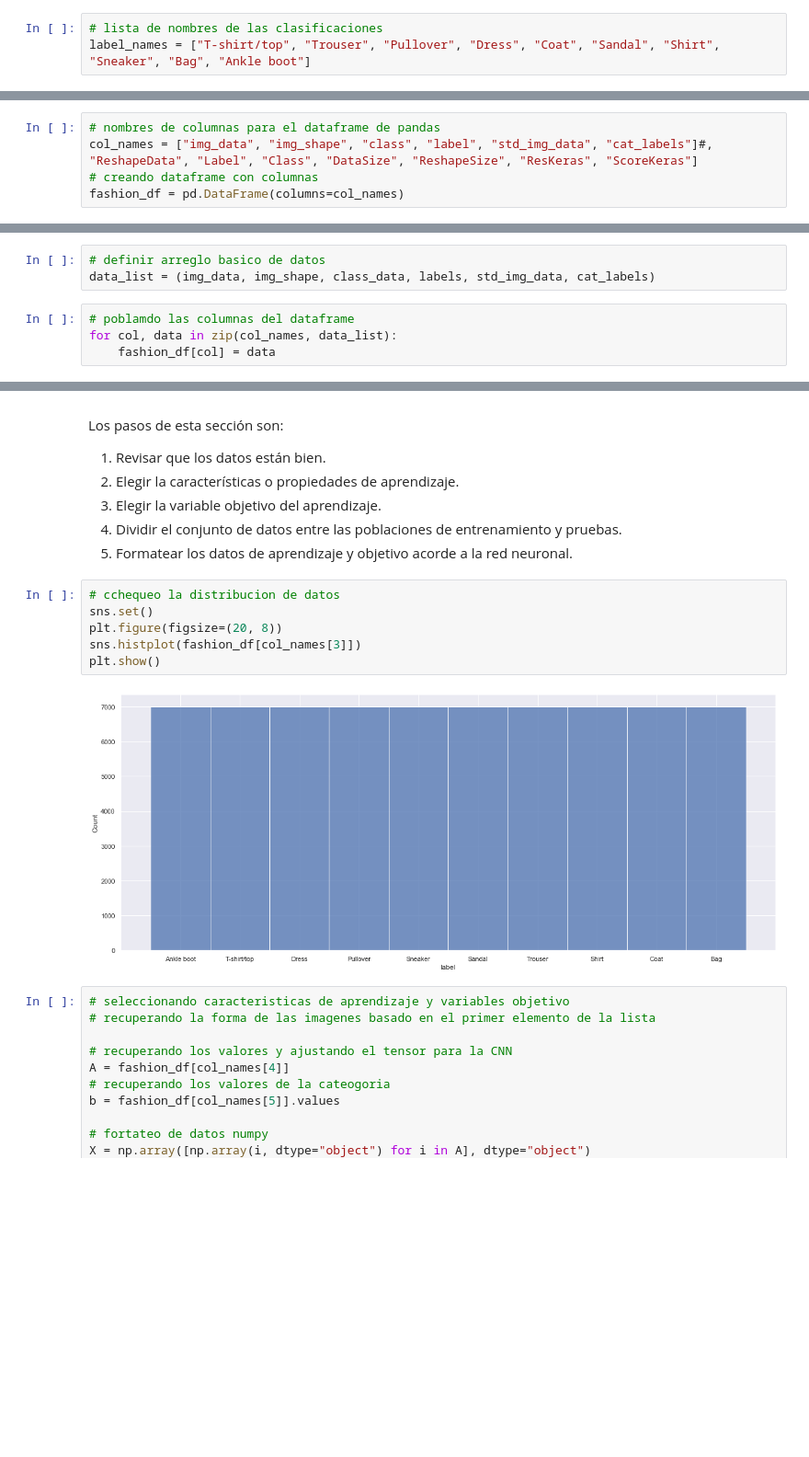
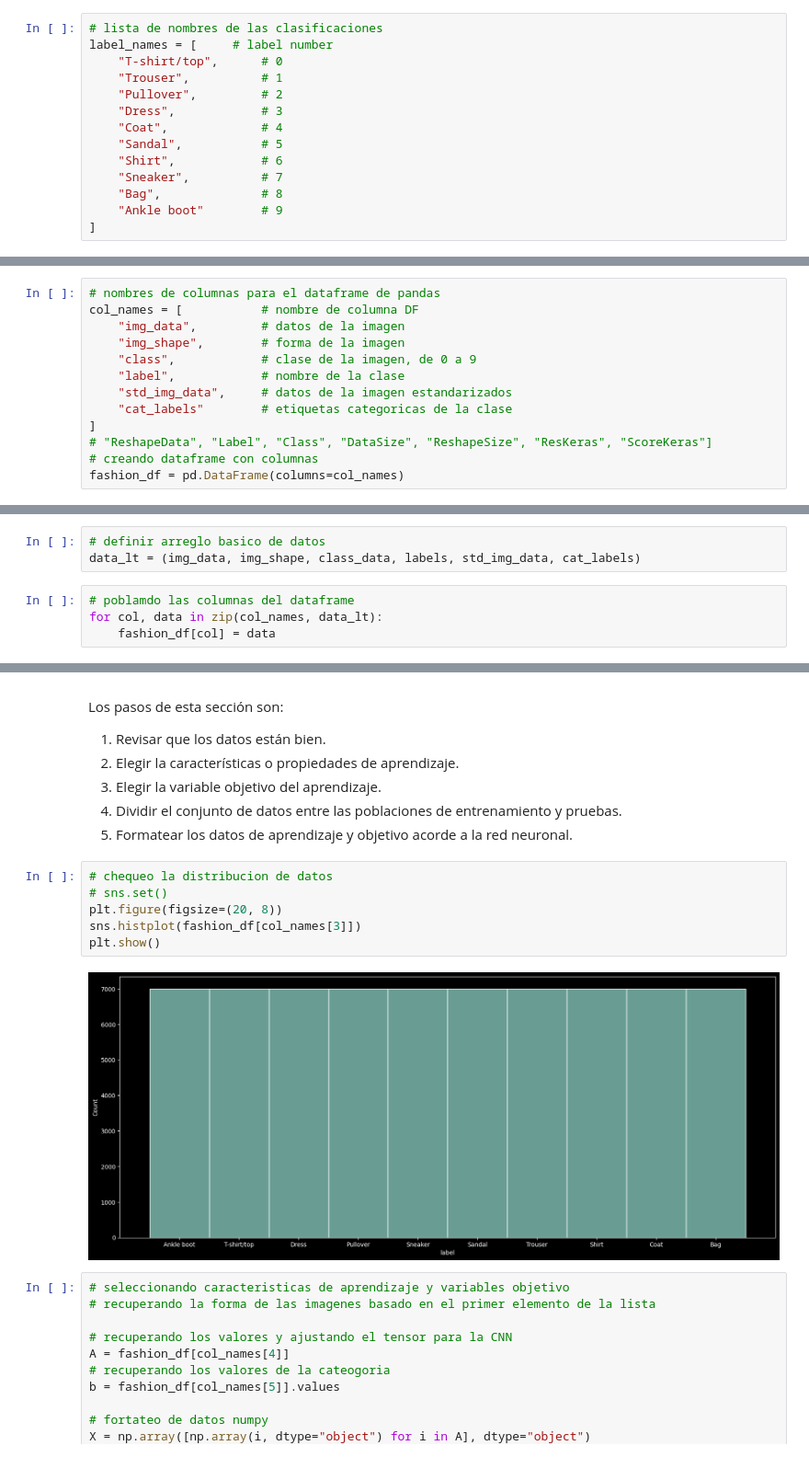
Before and after one commit to sa-artea/TallerML-GAN-CGAN-DISC, a Jupyter notebook: 01-CNN-Autoencoder.ipynb, the cells around one changed output, grey strips where cells are left out. Shown at 92% size. Cells and saved outputs as stored; diff of their text form; blank space fills up the shorter version.

```diff
--- a/01-CNN-Autoencoder.ipynb
+++ b/01-CNN-Autoencoder.ipynb
@@ -128,13 +120,32 @@ Los pasos de esta sección son:
 3. Revisar que todo este como debería estar.
 # %%
 # lista de nombres de las clasificaciones
-label_names = ["T-shirt/top", "Trouser", "Pullover", "Dress", "Coat", "Sandal", "Shirt", "Sneaker", "Bag", "Ankle boot"]
+label_names = [     # label number
+    "T-shirt/top",      # 0
+    "Trouser",          # 1
+    "Pullover",         # 2
+    "Dress",            # 3
+    "Coat",             # 4
+    "Sandal",           # 5
+    "Shirt",            # 6
+    "Sneaker",          # 7
+    "Bag",              # 8
+    "Ankle boot"        # 9
+]
 # %%
 # se carga el archivo de datos de trabajo por medio de Keras
 (x_train, y_train), (x_test, y_test) = fashion_mnist.load_data()
 # %%
 # nombres de columnas para el dataframe de pandas
-col_names = ["img_data", "img_shape", "class", "label", "std_img_data", "cat_labels"]#, "ReshapeData", "Label", "Class", "DataSize", "ReshapeSize", "ResKeras", "ScoreKeras"]
+col_names = [           # nombre de columna DF
+    "img_data",         # datos de la imagen
+    "img_shape",        # forma de la imagen
+    "class",            # clase de la imagen, de 0 a 9
+    "label",            # nombre de la clase
+    "std_img_data",     # datos de la imagen estandarizados
+    "cat_labels"        # etiquetas categoricas de la clase
+]
+# "ReshapeData", "Label", "Class", "DataSize", "ReshapeSize", "ResKeras", "ScoreKeras"]
 # creando dataframe con columnas
 fashion_df = pd.DataFrame(columns=col_names)
 # %%
@@ -156,10 +167,10 @@ std_img_data = std_img_data.tolist()
 cat_labels = cat_labels.tolist()
 # %%
 # definir arreglo basico de datos
-data_list = (img_data, img_shape, class_data, labels, std_img_data, cat_labels)
+data_lt = (img_data, img_shape, class_data, labels, std_img_data, cat_labels)
 # %%
 # poblamdo las columnas del dataframe
-for col, data in zip(col_names, data_list):
+for col, data in zip(col_names, data_lt):
     fashion_df[col] = data
 # %%
 fashion_df.info()
@@ -209,13 +240,13 @@ Los pasos de esta sección son:
 4. Dividir el conjunto de datos entre las poblaciones de entrenamiento y pruebas.
 5. Formatear los datos de aprendizaje y objetivo acorde a la red neuronal.
 # %%
-# cchequeo la distribucion de datos
-sns.set()
+# chequeo la distribucion de datos
+# sns.set()
 plt.figure(figsize=(20, 8))
 sns.histplot(fashion_df[col_names[3]])
 plt.show()
 # %% [output]
-[figure, old version]
+[figure, new version]
 # %%
 # seleccionando caracteristicas de aprendizaje y variables objetivo
 # recuperando la forma de las imagenes basado en el primer elemento de la lista
```
Also changed, not shown: parts of 20 cells of this notebook, 11 other files.
